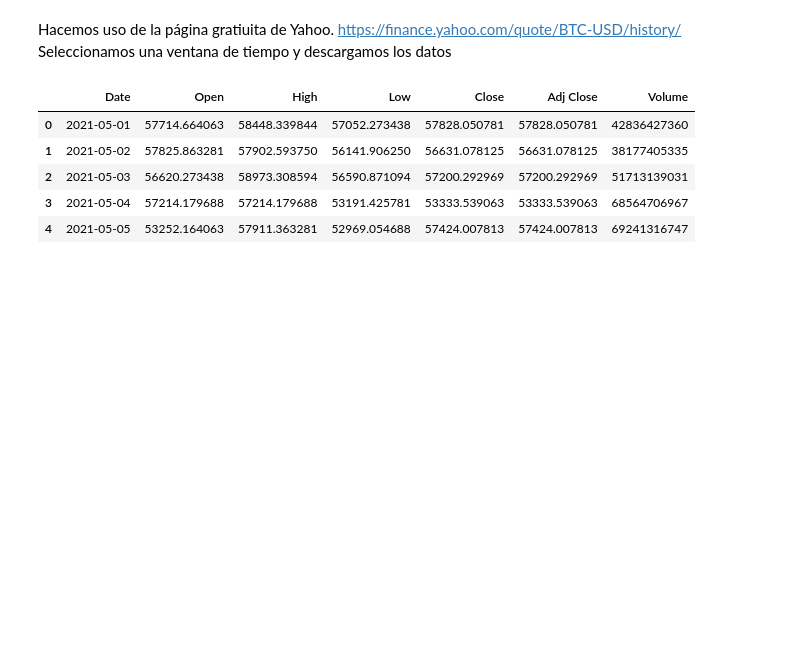
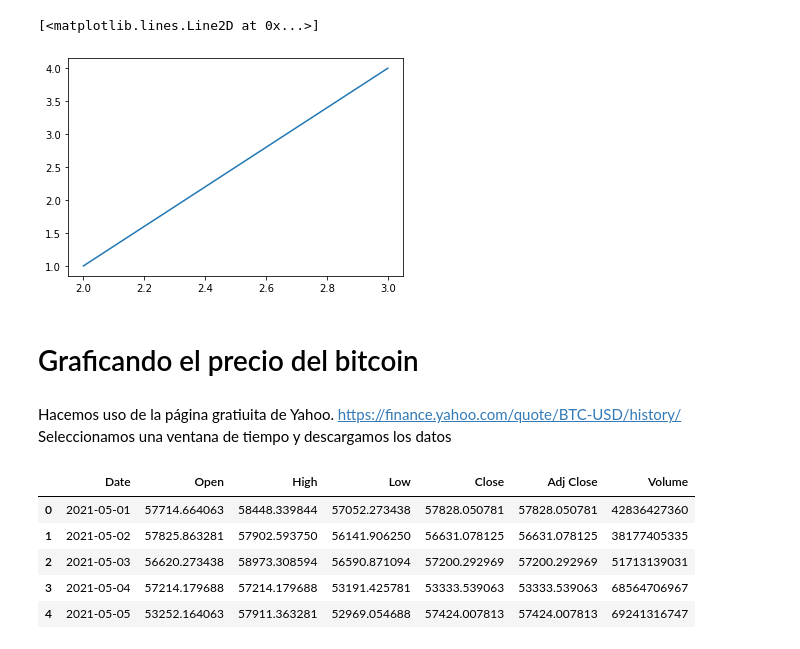
Before and after one commit to oniprograma/Matplotlib101, a Jupyter notebook: Matplotlib101_Graficando_precio_del_BTC.ipynb, the cells around one changed output. Drawn from its saved outputs; the diff is of its cells as text; code cells hidden in the pictures; blank space fills up the shorter version.

```diff
--- a/Matplotlib101_Graficando_precio_del_BTC.ipynb
+++ b/Matplotlib101_Graficando_precio_del_BTC.ipynb
@@ -2,0 +5,6 @@
+# %%
+plt.plot([3,2],
+         [4,1])
+# %% [output]
+[<matplotlib.lines.Line2D at 0x...>]
+[figure, added]
@@ -3,3 +39,5 @@
+# %% [markdown]
+# Graficando el precio del bitcoin
 # %% [markdown]
 Hacemos uso de la página gratiuita de Yahoo. https://finance.yahoo.com/quote/BTC-USD/history/
 Seleccionamos una ventana de tiempo y descargamos los datos
```
Also changed, not shown: parts of 4 cells of this notebook.
